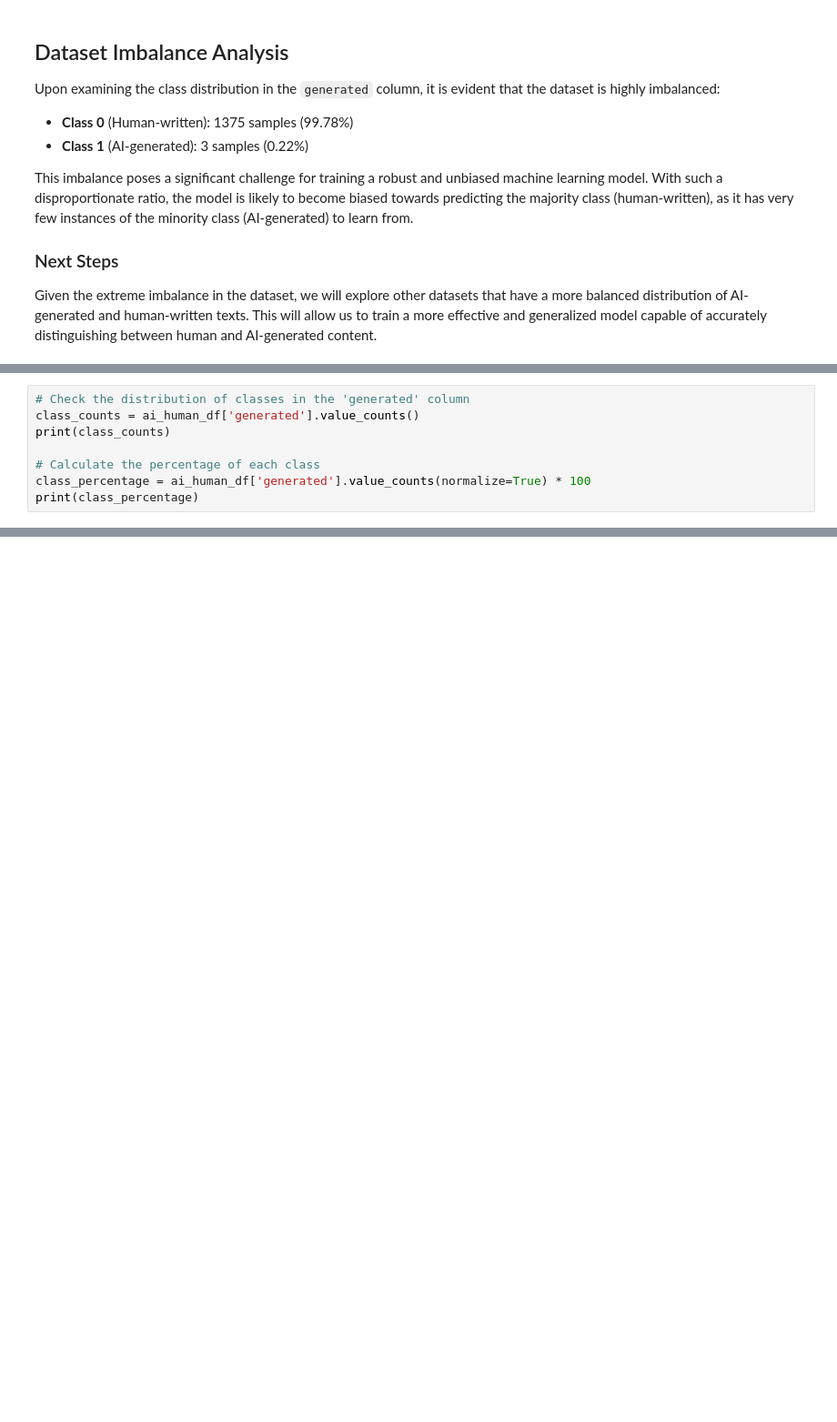
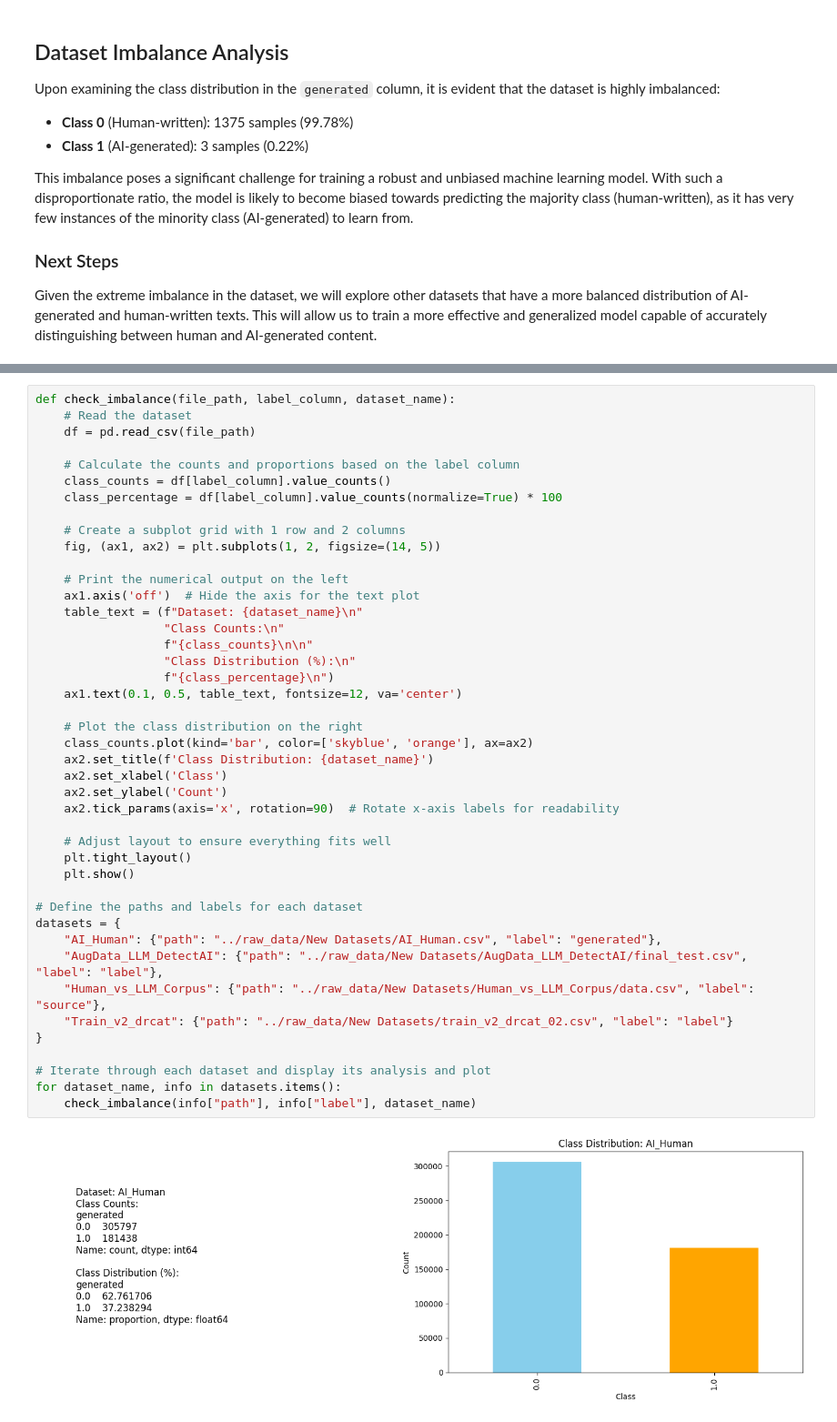
Before and after one commit to yukaberry/detect_ai_content, a Jupyter notebook: notebooks/lina_text_playground.ipynb, the cells around one changed output, grey strips where cells are left out. Shown at 91% size. Cells and saved outputs as stored; diff of their text form; blank space fills up the shorter version.

Commit message:
Updated imbalance analysis notebook

```diff
--- a/notebooks/lina_text_playground.ipynb
+++ b/notebooks/lina_text_playground.ipynb
@@ -95,8 +75,0 @@ True
-# %%
-# Check the distribution of classes in the 'generated' column
-class_counts = ai_human_df['generated'].value_counts()
-print(class_counts)
-
-# Calculate the percentage of each class
-class_percentage = ai_human_df['generated'].value_counts(normalize=True) * 100
-print(class_percentage)
@@ -116,0 +82,45 @@ This still isn’t perfectly balanced, but it’s much better than the previous
+# %%
+def check_imbalance(file_path, label_column, dataset_name):
+    # Read the dataset
+    df = pd.read_csv(file_path)
+
+    # Calculate the counts and proportions based on the label column
+    class_counts = df[label_column].value_counts()
+    class_percentage = df[label_column].value_counts(normalize=True) * 100
+
+    # Create a subplot grid with 1 row and 2 columns
+    fig, (ax1, ax2) = plt.subplots(1, 2, figsize=(14, 5))
+
+    # Print the numerical output on the left
+    ax1.axis('off')  # Hide the axis for the text plot
+    table_text = (f"Dataset: {dataset_name}\n"
+                  "Class Counts:\n"
+                  f"{class_counts}\n\n"
+                  "Class Distribution (%):\n"
+                  f"{class_percentage}\n")
+    ax1.text(0.1, 0.5, table_text, fontsize=12, va='center')
+
+    # Plot the class distribution on the right
+    class_counts.plot(kind='bar', color=['skyblue', 'orange'], ax=ax2)
+    ax2.set_title(f'Class Distribution: {dataset_name}')
+    ax2.set_xlabel('Class')
+    ax2.set_ylabel('Count')
+    ax2.tick_params(axis='x', rotation=90)  # Rotate x-axis labels for readability
+
+    # Adjust layout to ensure everything fits well
+    plt.tight_layout()
+    plt.show()
+
+# Define the paths and labels for each dataset
+datasets = {
+    "AI_Human": {"path": "../raw_data/New Datasets/AI_Human.csv", "label": "generated"},
+    "AugData_LLM_DetectAI": {"path": "../raw_data/New Datasets/AugData_LLM_DetectAI/final_test.csv", "label": "label"},
+    "Human_vs_LLM_Corpus": {"path": "../raw_data/New Datasets/Human_vs_LLM_Corpus/data.csv", "label": "source"},
+    "Train_v2_drcat": {"path": "../raw_data/New Datasets/train_v2_drcat_02.csv", "label": "label"}
+}
+
+# Iterate through each dataset and display its analysis and plot
+for dataset_name, info in datasets.items():
+    check_imbalance(info["path"], info["label"], dataset_name)
+# %% [output]
+[figure, added]
```
Also changed, not shown: parts of 8 cells of this notebook.
